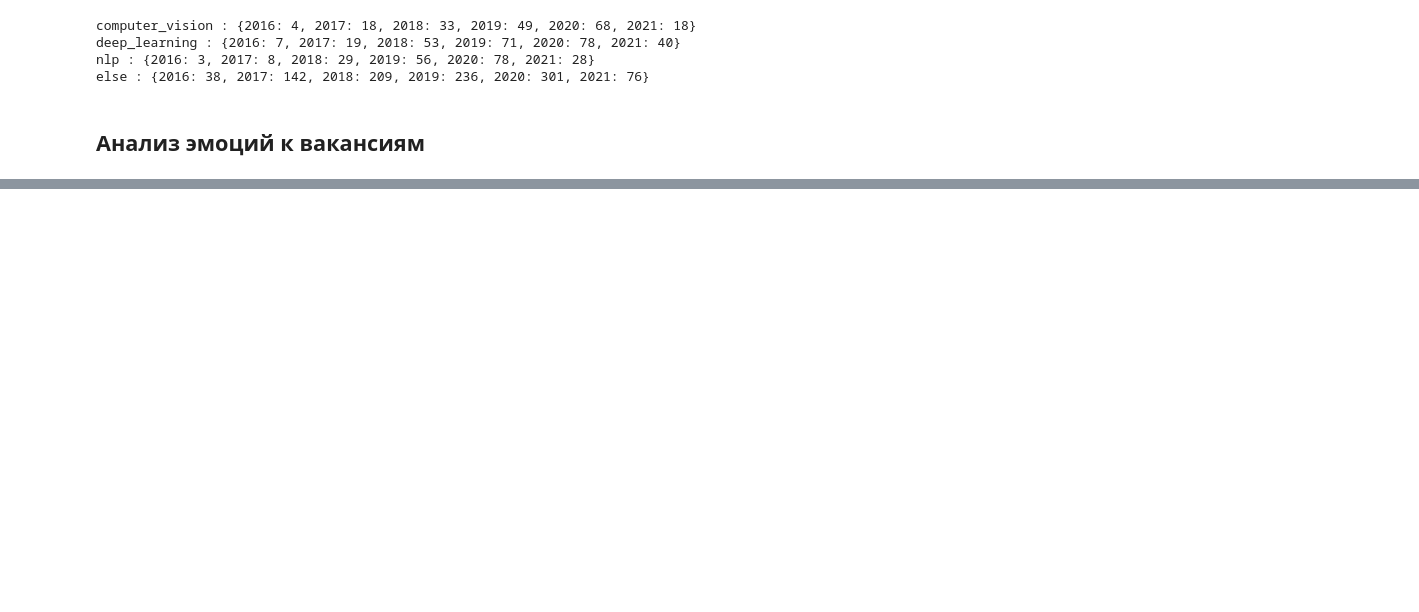
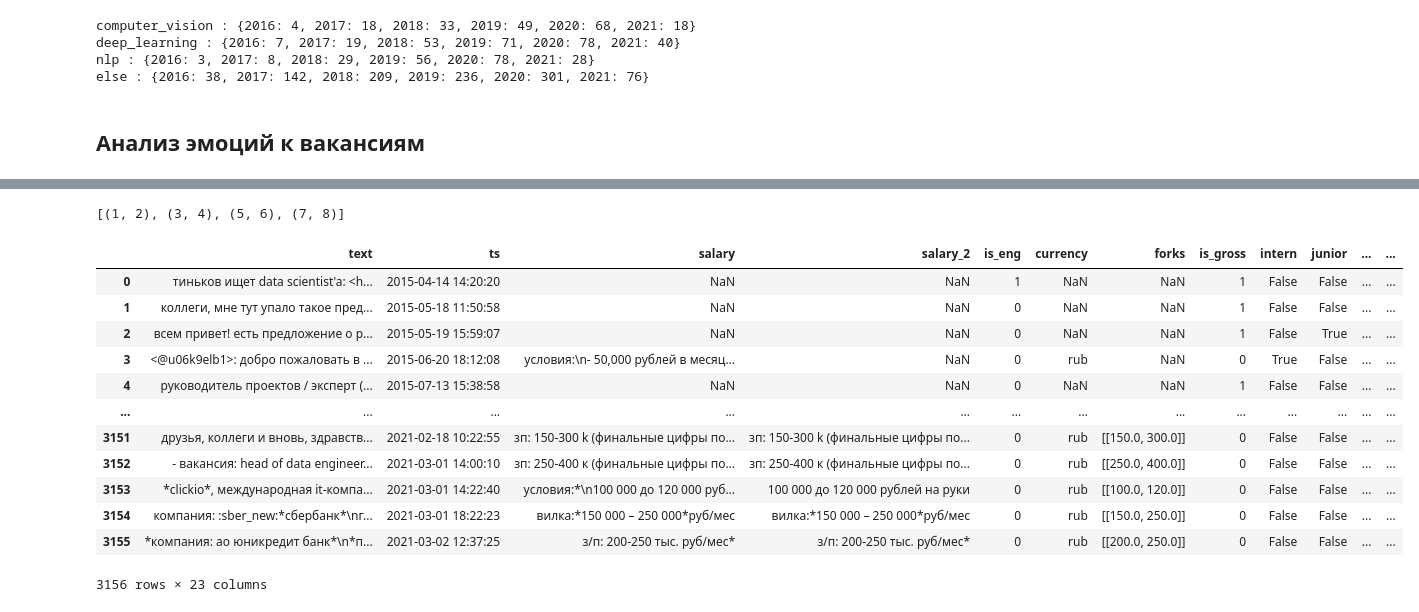
Before and after one commit to egorborisov/jobs_article, a Jupyter notebook: research-slava.ipynb, the cells around one changed output, grey strips where cells are left out. Drawn from its saved outputs; the diff is of its cells as text; code cells hidden in the pictures; blank space fills up the shorter version.

```diff
--- a/research-slava.ipynb
+++ b/research-slava.ipynb
@@ -454,0 +608,6 @@ df
+# %%
+# !level_found and forks != NaN -> 951
+# !level_found and currency != NaN -> 912
+pd.set_option('display.max_rows', 4000)
+df[['intern', 'junior', 'middle', 'senior', 'lead', 'forks', 'level_found', 'ts']]
+# df
@@ -454,0 +632,22 @@ df
+# %%
+a = [1, 2, 3, 4, 5, 6, 7, 8]
+b = list(zip(*[iter(a)]*2))
+print(b)
+# %% [output]
+[(1, 2), (3, 4), (5, 6), (7, 8)]
+# %%
+df
+# %% [output]
+|  | text | ts | salary | salary_2 | is_eng | currency | forks | is_gross | intern | junior | ... | ... |
+| 0 | тиньков ищет data scientist'a: <h... | 2015-04-14 14:20:20 | NaN | NaN | 1 | NaN | NaN | 1 | False | False | ... | ... |
+| 1 | коллеги, мне тут упало такое пред... | 2015-05-18 11:50:58 | NaN | NaN | 0 | NaN | NaN | 1 | False | False | ... | ... |
+| 2 | всем привет! есть предложение о р... | 2015-05-19 15:59:07 | NaN | NaN | 0 | NaN | NaN | 1 | False | True | ... | ... |
+| 3 | <@u06k9elb1>: добро пожаловать в ... | 2015-06-20 18:12:08 | условия:\n- 50,000 рублей в месяц... | NaN | 0 | rub | NaN | 0 | True | False | ... | ... |
+| 4 | руководитель проектов / эксперт (... | 2015-07-13 15:38:58 | NaN | NaN | 0 | NaN | NaN | 1 | False | False | ... | ... |
+| ... | ... | ... | ... | ... | ... | ... | ... | ... | ... | ... | ... | ... |
+| 3151 | друзья, коллеги и вновь, здравств... | 2021-02-18 10:22:55 | зп: 150-300 k (финальные цифры по... | зп: 150-300 k (финальные цифры по... | 0 | rub | [[150.0, 300.0]] | 0 | False | False | ... | ... |
+| 3152 | - вакансия: head of data engineer... | 2021-03-01 14:00:10 | зп: 250-400 к (финальные цифры по... | зп: 250-400 к (финальные цифры по... | 0 | rub | [[250.0, 400.0]] | 0 | False | False | ... | ... |
+| 3153 | *clickio*, международная it-компа... | 2021-03-01 14:22:40 | условия:*\n100 000 до 120 000 руб... | 100 000 до 120 000 рублей на руки | 0 | rub | [[100.0, 120.0]] | 0 | False | False | ... | ... |
+| 3154 | компания: :sber_new:*сбербанк*\nг... | 2021-03-01 18:22:23 | вилка:*150 000 – 250 000*руб/мес | вилка:*150 000 – 250 000*руб/мес | 0 | rub | [[150.0, 250.0]] | 0 | False | False | ... | ... |
+| 3155 | *компания: ао юникредит банк*\n*п... | 2021-03-02 12:37:25 | з/п: 200-250 тыс. руб/мес* | з/п: 200-250 тыс. руб/мес* | 0 | rub | [[200.0, 250.0]] | 0 | False | False | ... | ... |
+3156 rows × 23 columns
```
Also changed, not shown: parts of 12 cells of this notebook.
